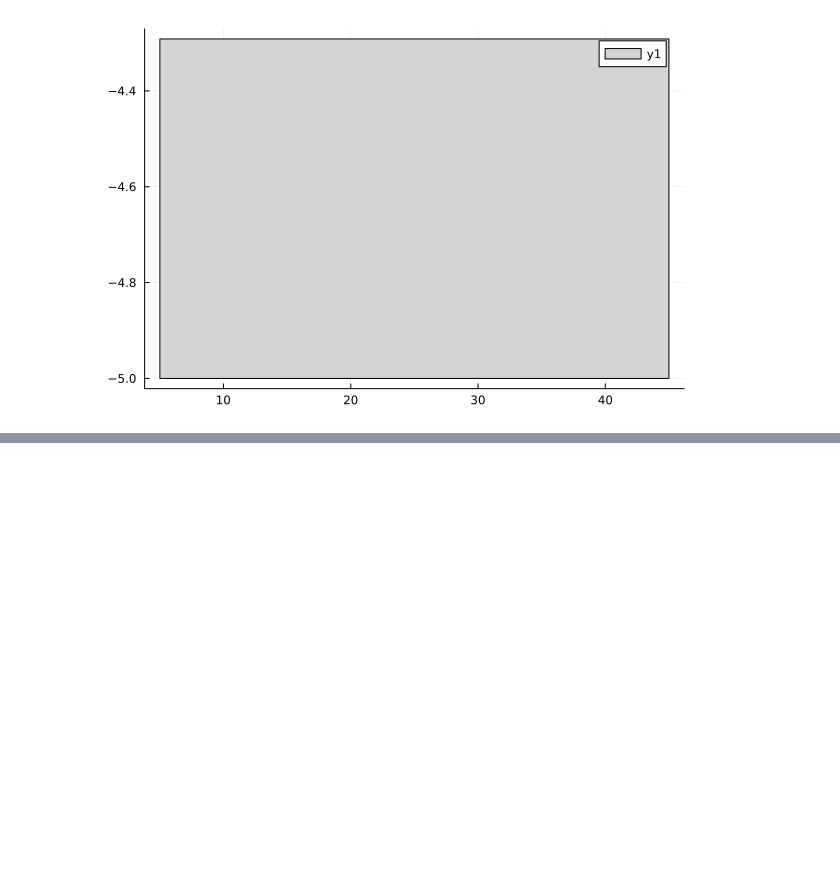
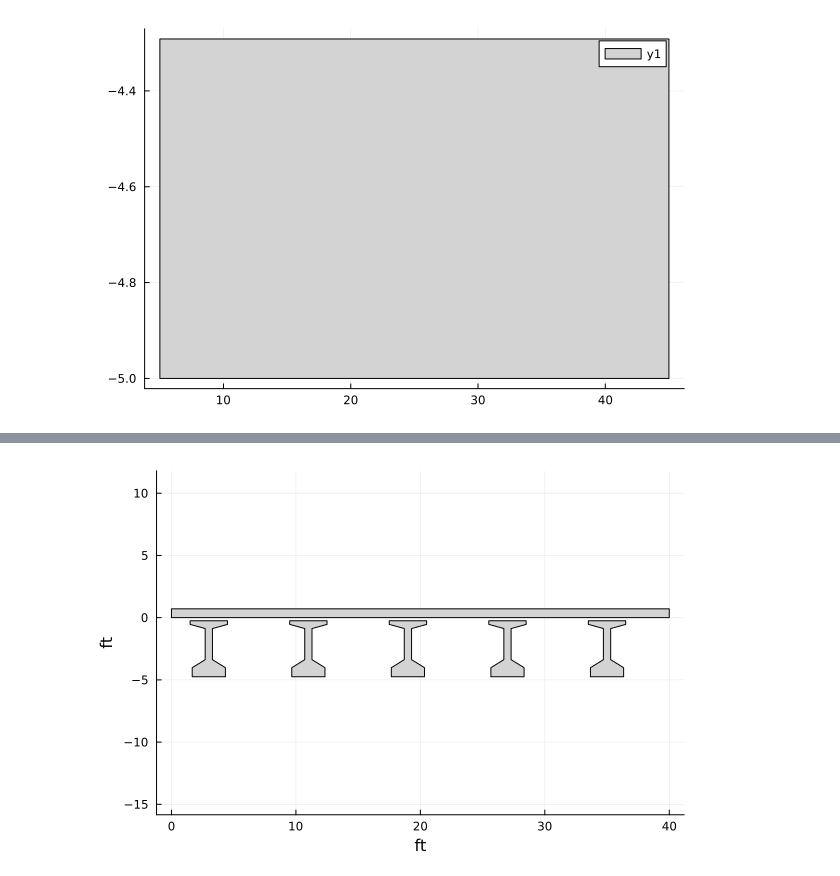
Before and after one commit to co1emi11er2/BentTool.jl, a Jupyter notebook: src/test.ipynb, the cells around one changed output, grey strips where cells are left out. Saved outputs shown, nothing was run; the diff lists cells and outputs as text; code cells hidden in the pictures; blank space fills up the shorter version.

```diff
--- a/src/test.ipynb
+++ b/src/test.ipynb
@@ -77,0 +70,7 @@ plot(shapes)
+# %%
+bk = init_simple_span(
+       width=38.0ft,
+       length = 100.0ft,
+       girder_type = GirderType.Tx54,
+       n_girders= 5,
+       spacing = 8.0ft)
@@ -77,0 +94,4 @@ plot(shapes)
+# %%
+plot!(bk.girder_info)
+# %% [output]
+[figure, added]
```
Also changed, not shown: parts of 8 cells of this notebook, 5 other files.
